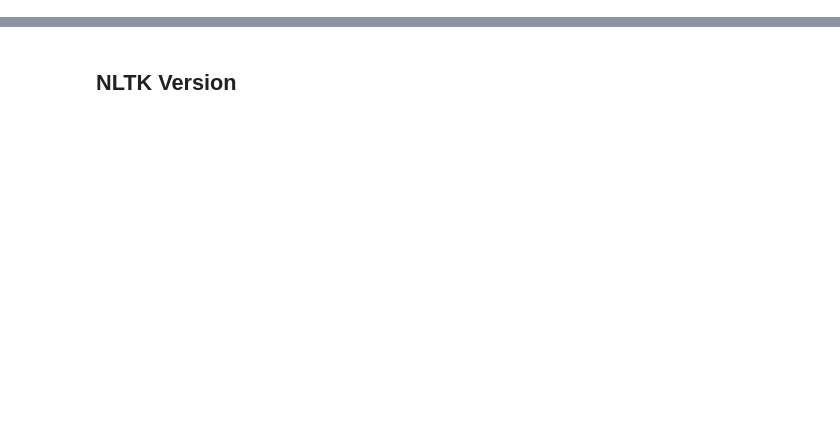
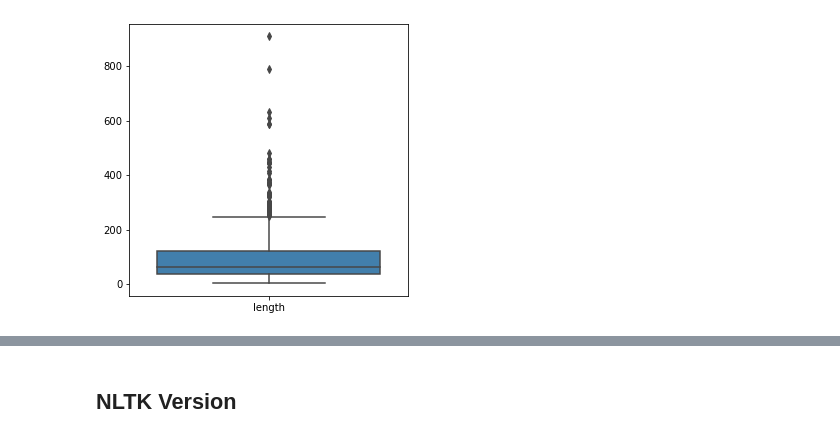
Before and after one commit to broepke/DATA110, a Jupyter notebook: Week 9/DATA110-Week9-broepke.ipynb, the cells around one changed output, grey strips where cells are left out. Cells and saved outputs as stored; diff of their text form; code cells hidden in the pictures; blank space fills up the shorter version.

```diff
--- a/Week 9/DATA110-Week9-broepke.ipynb
+++ b/Week 9/DATA110-Week9-broepke.ipynb
@@ -255,0 +154,5 @@ df_dict['label']
+# %%
+plt.figure(figsize=(5, 5))
+sns.boxplot(data=df[['length']], palette="tab20c");
+# %% [output]
+[figure, added]
```
Also changed, not shown: parts of 112 cells of this notebook, 5 other files.
